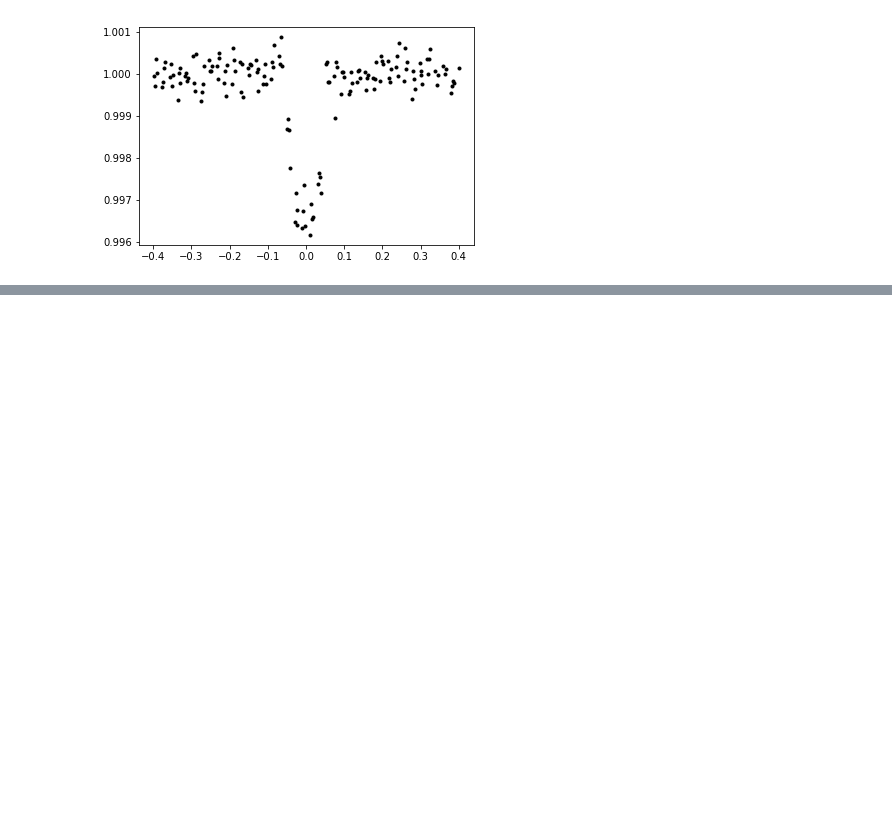
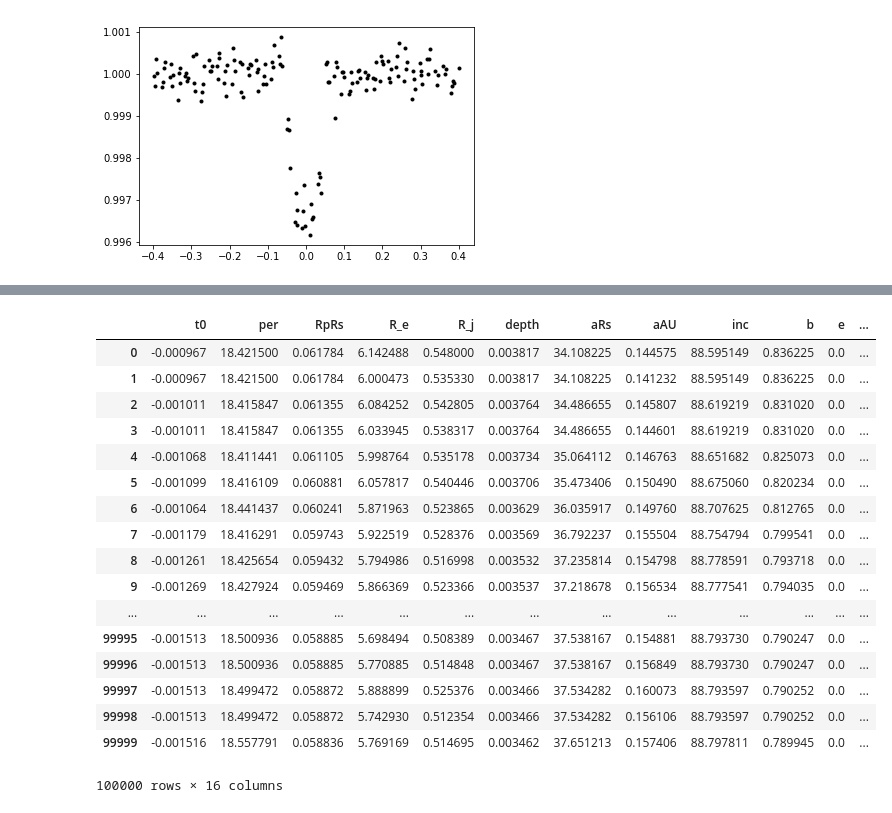
Before and after one commit to gummiks/transitMCMC, a Jupyter notebook: notebooks/Fitting Transits With MCMC.ipynb, the cells around one changed output, grey strips where cells are left out. Cells and saved outputs as stored; diff of their text form; code cells hidden in the pictures; blank space fills up the shorter version.

```diff
--- a/notebooks/Fitting Transits With MCMC.ipynb
+++ b/notebooks/Fitting Transits With MCMC.ipynb
@@ -54,0 +293,22 @@ sta
+# %%
+# Get the posteriors
+TF.df_post
+# %% [output]
+|  | t0 | per | RpRs | R_e | R_j | depth | aRs | aAU | inc | b | e | ... |
+| 0 | -0.000967 | 18.421500 | 0.061784 | 6.142488 | 0.548000 | 0.003817 | 34.108225 | 0.144575 | 88.595149 | 0.836225 | 0.0 | ... |
+| 1 | -0.000967 | 18.421500 | 0.061784 | 6.000473 | 0.535330 | 0.003817 | 34.108225 | 0.141232 | 88.595149 | 0.836225 | 0.0 | ... |
+| 2 | -0.001011 | 18.415847 | 0.061355 | 6.084252 | 0.542805 | 0.003764 | 34.486655 | 0.145807 | 88.619219 | 0.831020 | 0.0 | ... |
+| 3 | -0.001011 | 18.415847 | 0.061355 | 6.033945 | 0.538317 | 0.003764 | 34.486655 | 0.144601 | 88.619219 | 0.831020 | 0.0 | ... |
+| 4 | -0.001068 | 18.411441 | 0.061105 | 5.998764 | 0.535178 | 0.003734 | 35.064112 | 0.146763 | 88.651682 | 0.825073 | 0.0 | ... |
+| 5 | -0.001099 | 18.416109 | 0.060881 | 6.057817 | 0.540446 | 0.003706 | 35.473406 | 0.150490 | 88.675060 | 0.820234 | 0.0 | ... |
+| 6 | -0.001064 | 18.441437 | 0.060241 | 5.871963 | 0.523865 | 0.003629 | 36.035917 | 0.149760 | 88.707625 | 0.812765 | 0.0 | ... |
+| 7 | -0.001179 | 18.416291 | 0.059743 | 5.922519 | 0.528376 | 0.003569 | 36.792237 | 0.155504 | 88.754794 | 0.799541 | 0.0 | ... |
+| 8 | -0.001261 | 18.425654 | 0.059432 | 5.794986 | 0.516998 | 0.003532 | 37.235814 | 0.154798 | 88.778591 | 0.793718 | 0.0 | ... |
+| 9 | -0.001269 | 18.427924 | 0.059469 | 5.866369 | 0.523366 | 0.003537 | 37.218678 | 0.156534 | 88.777541 | 0.794035 | 0.0 | ... |
+| ... | ... | ... | ... | ... | ... | ... | ... | ... | ... | ... | ... | ... |
+| 99995 | -0.001513 | 18.500936 | 0.058885 | 5.698494 | 0.508389 | 0.003467 | 37.538167 | 0.154881 | 88.793730 | 0.790247 | 0.0 | ... |
+| 99996 | -0.001513 | 18.500936 | 0.058885 | 5.770885 | 0.514848 | 0.003467 | 37.538167 | 0.156849 | 88.793730 | 0.790247 | 0.0 | ... |
+| 99997 | -0.001513 | 18.499472 | 0.058872 | 5.888899 | 0.525376 | 0.003466 | 37.534282 | 0.160073 | 88.793597 | 0.790252 | 0.0 | ... |
+| 99998 | -0.001513 | 18.499472 | 0.058872 | 5.742930 | 0.512354 | 0.003466 | 37.534282 | 0.156106 | 88.793597 | 0.790252 | 0.0 | ... |
+| 99999 | -0.001516 | 18.557791 | 0.058836 | 5.769169 | 0.514695 | 0.003462 | 37.651213 | 0.157406 | 88.797811 | 0.789945 | 0.0 | ... |
+100000 rows × 16 columns
```
Also changed, not shown: parts of 14 cells of this notebook, 4 other files.
